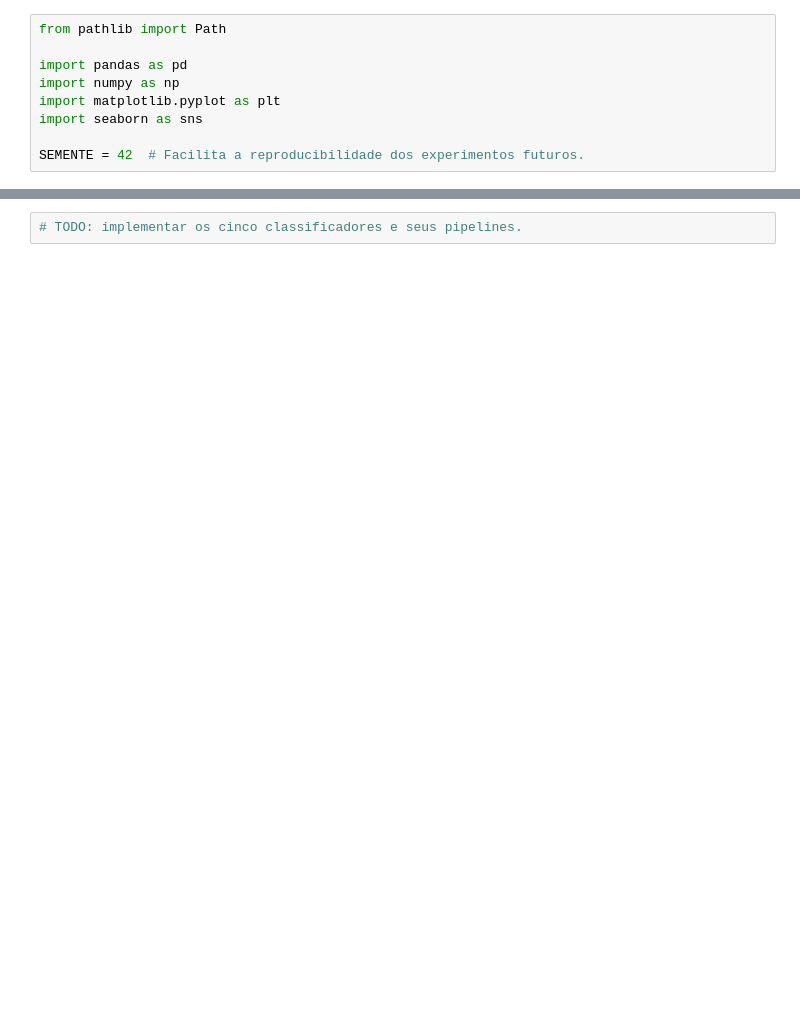
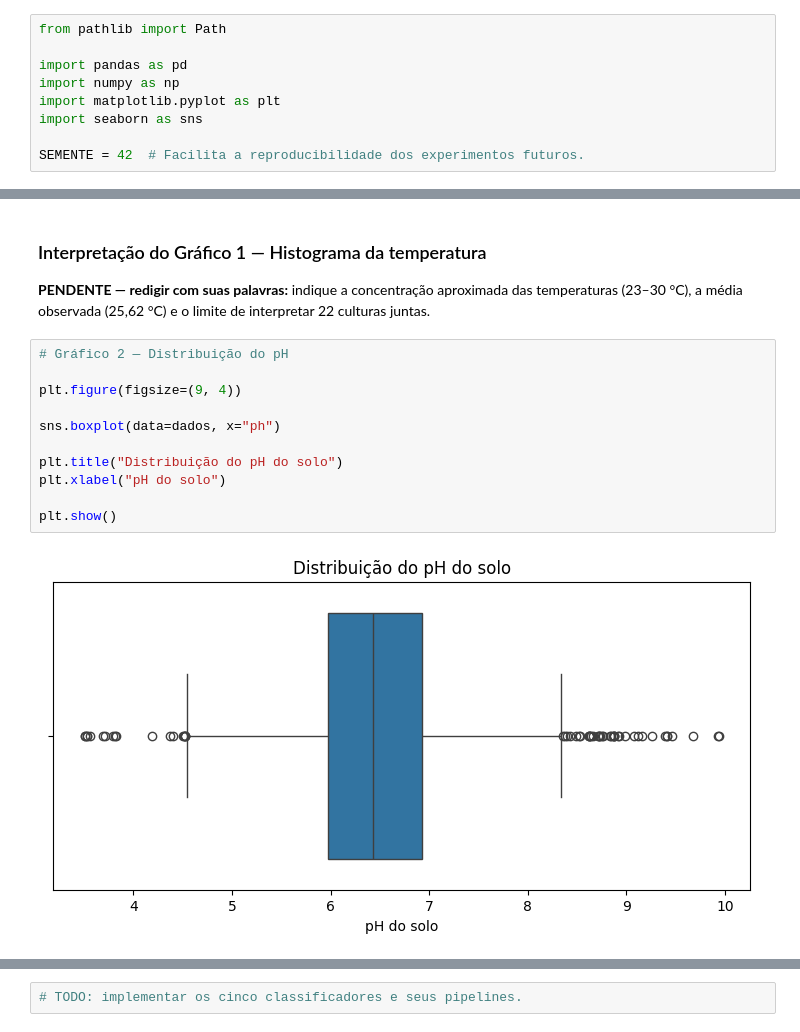
Before and after one commit to Caiobqz/FarmTech-Modelagem-IA-Fase3, a Jupyter notebook: notebooks/rascunho_modelagem_ia.ipynb, the cells around one changed output, grey strips where cells are left out. Drawn from its saved outputs; the diff is of its cells as text; blank space fills up the shorter version.

```diff
--- a/notebooks/rascunho_modelagem_ia.ipynb
+++ b/notebooks/rascunho_modelagem_ia.ipynb
@@ -111,0 +142,17 @@ Valores numericos nao finitos: 0
+# %% [markdown]
+### Interpretação do Gráfico 1 — Histograma da temperatura
+
+**PENDENTE — redigir com suas palavras:** indique a concentração aproximada das temperaturas (23–30 °C), a média observada (25,62 °C) e o limite de interpretar 22 culturas juntas.
+# %%
+# Gráfico 2 — Distribuição do pH
+
+plt.figure(figsize=(9, 4))
+
+sns.boxplot(data=dados, x="ph")
+
+plt.title("Distribuição do pH do solo")
+plt.xlabel("pH do solo")
+
+plt.show()
+# %% [output]
+[figure, added]
```
Also changed, not shown: parts of 32 cells of this notebook.
